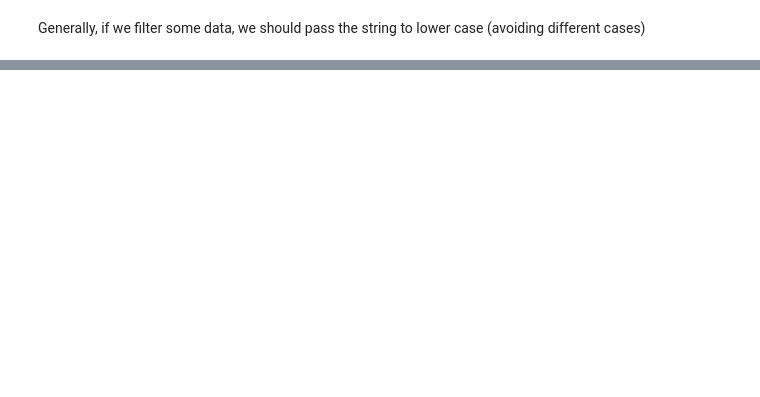
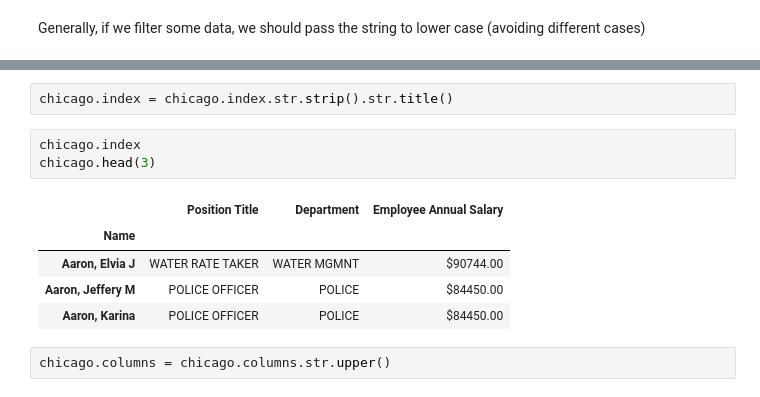
Before and after one commit to fabiodemo/course_data_analysis_with_pandas, a Jupyter notebook: pandas/Working with Text Data.ipynb, the cells around one changed output, grey strips where cells are left out. Saved outputs shown, nothing was run; the diff lists cells and outputs as text; blank space fills up the shorter version.

```diff
--- a/pandas/Working with Text Data.ipynb
+++ b/pandas/Working with Text Data.ipynb
@@ -263,0 +166,13 @@ chicago[chicago["Position Title"].str.lower().str.startswith("water")]
+# %%
+chicago.index = chicago.index.str.strip().str.title()
+# %%
+chicago.index
+chicago.head(3)
+# %% [output]
+|  | Position Title | Department | Employee Annual Salary |
+| Name |  |  |  |
+| Aaron, Elvia J | WATER RATE TAKER | WATER MGMNT | $90744.00 |
+| Aaron, Jeffery M | POLICE OFFICER | POLICE | $84450.00 |
+| Aaron, Karina | POLICE OFFICER | POLICE | $84450.00 |
+# %%
+chicago.columns = chicago.columns.str.upper()
```
Also changed, not shown: parts of 59 cells of this notebook.
